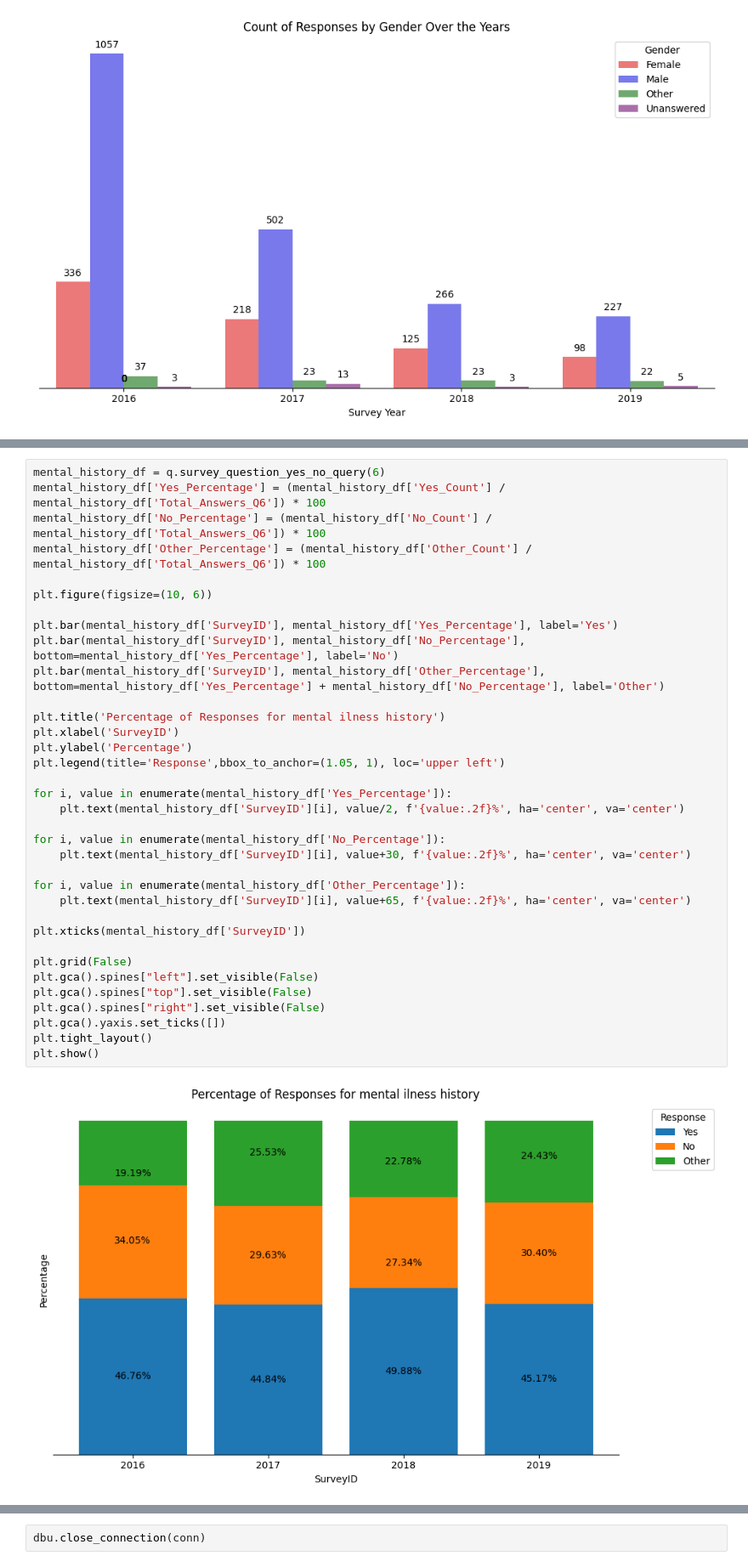
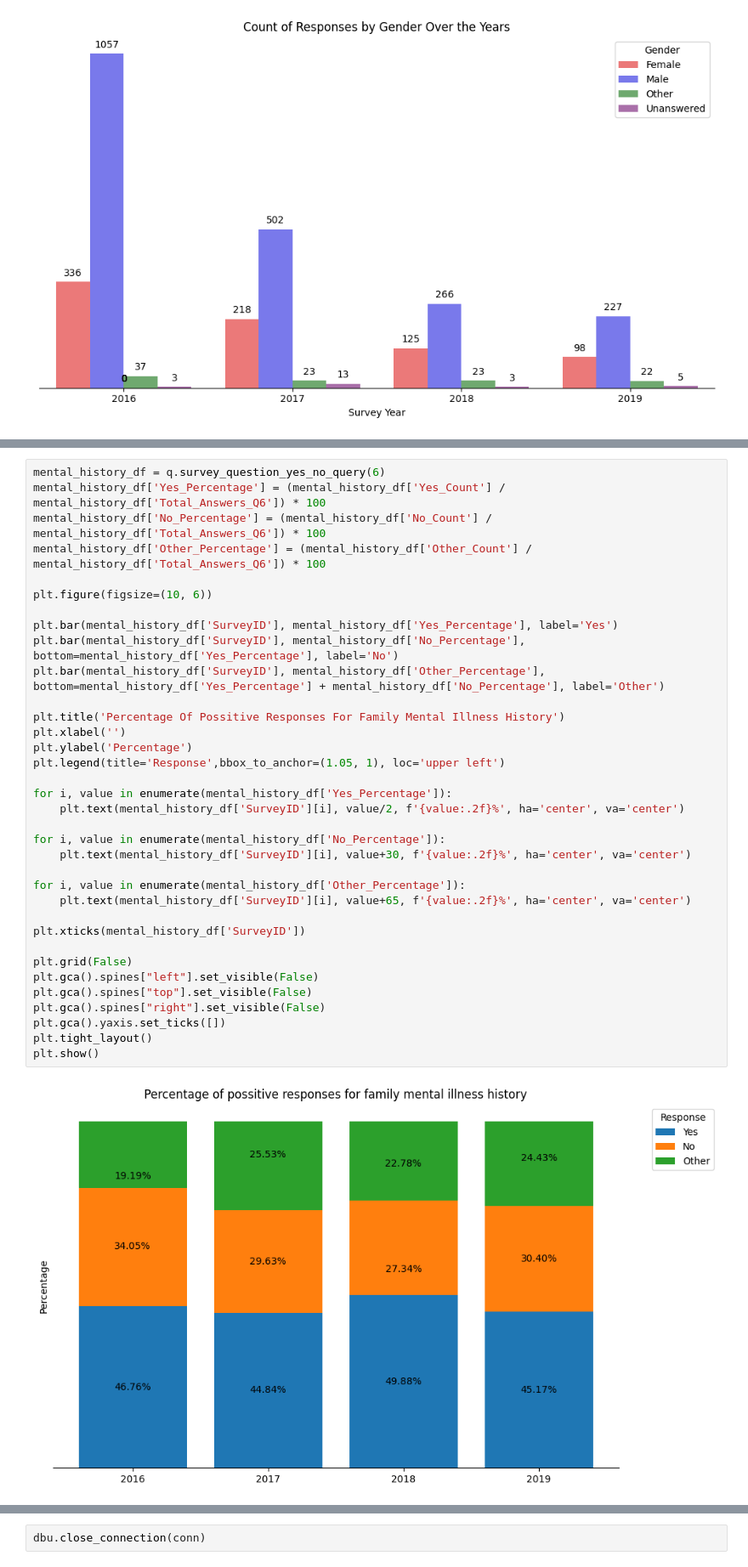
Before and after one commit to minde121/Mental-Health-EDA, a Jupyter notebook: mental_health_EDA.ipynb, the cells around one changed output, grey strips where cells are left out. Shown: that part at 85% size. Drawn from its saved outputs; the diff is of its cells as text.

```diff
--- a/mental_health_EDA.ipynb
+++ b/mental_health_EDA.ipynb
@@ -307,34 +302,34 @@ mental_history_df['No_Percentage'] = (mental_history_df['No_Count'] / mental_his
 mental_history_df['Other_Percentage'] = (mental_history_df['Other_Count'] / mental_history_df['Total_Answers_Q6']) * 100
 
 plt.figure(figsize=(10, 6))
 
 plt.bar(mental_history_df['SurveyID'], mental_history_df['Yes_Percentage'], label='Yes')
 plt.bar(mental_history_df['SurveyID'], mental_history_df['No_Percentage'], bottom=mental_history_df['Yes_Percentage'], label='No')
 plt.bar(mental_history_df['SurveyID'], mental_history_df['Other_Percentage'], bottom=mental_history_df['Yes_Percentage'] + mental_history_df['No_Percentage'], label='Other')
 
-plt.title('Percentage of Responses for mental ilness history')
-plt.xlabel('SurveyID')
+plt.title('Percentage Of Possitive Responses For Family Mental Illness History')
+plt.xlabel('')
 plt.ylabel('Percentage')
 plt.legend(title='Response',bbox_to_anchor=(1.05, 1), loc='upper left')
 
 for i, value in enumerate(mental_history_df['Yes_Percentage']):
     plt.text(mental_history_df['SurveyID'][i], value/2, f'{value:.2f}%', ha='center', va='center')
 
 for i, value in enumerate(mental_history_df['No_Percentage']):
     plt.text(mental_history_df['SurveyID'][i], value+30, f'{value:.2f}%', ha='center', va='center')
 
 for i, value in enumerate(mental_history_df['Other_Percentage']):
     plt.text(mental_history_df['SurveyID'][i], value+65, f'{value:.2f}%', ha='center', va='center')
 
 plt.xticks(mental_history_df['SurveyID'])
 
 plt.grid(False)
 plt.gca().spines["left"].set_visible(False)
 plt.gca().spines["top"].set_visible(False)
 plt.gca().spines["right"].set_visible(False)
 plt.gca().yaxis.set_ticks([])
 plt.tight_layout()
 plt.show()
 # %% [output]
-[figure, old version]
+[figure, new version]
 # %% [markdown]
```
Also changed, not shown: parts of 20 cells of this notebook, 2 other files.
